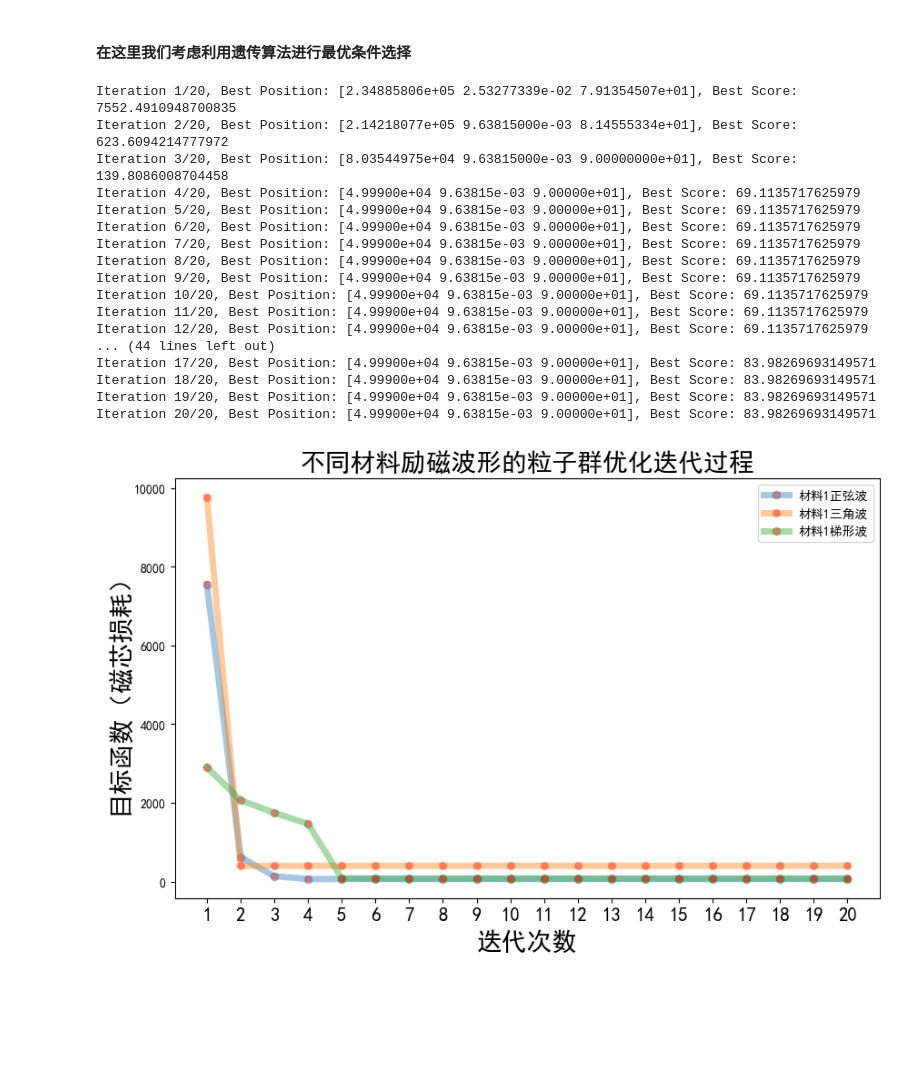
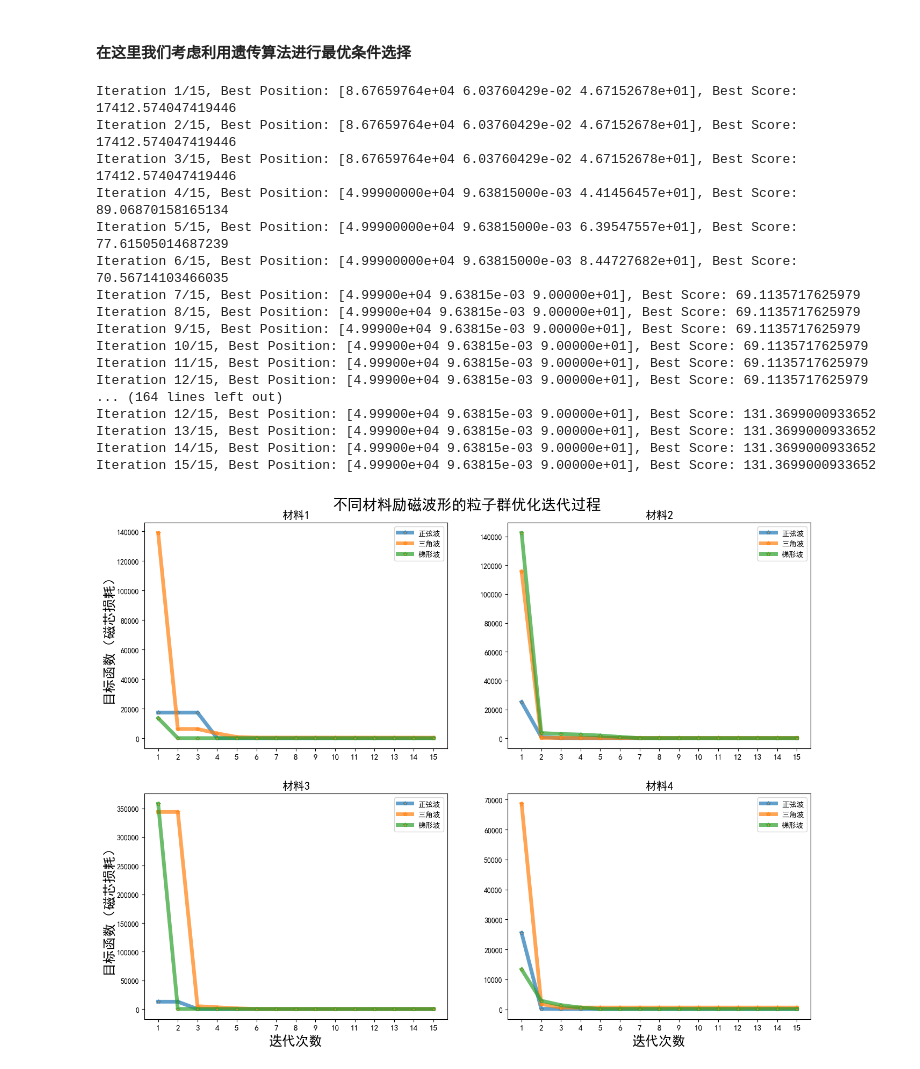
Before and after one commit to Tereaslle/2024-CPGMCM, a Jupyter notebook: C-5/问题5_最终版.ipynb, the cells around one changed output. Cells and saved outputs as stored; diff of their text form; code cells hidden in the pictures; blank space fills up the shorter version.

```diff
--- a/C-5/问题5_最终版.ipynb
+++ b/C-5/问题5_最终版.ipynb
@@ -6,7 +6,7 @@
 #### 我们利用问题4得到的各方程的相应参数进行分析
 # %%
 import pandas as pd
-df = pd.read_excel('问题4\\不同材料不同波形的损耗分离模型和修正方程模型拟合结果.xlsx')
+df = pd.read_excel('../C-4/不同材料不同波形的损耗分离模型和修正方程模型拟合结果.xlsx')
 df
 # %% [output]
 |  | a1 | a2 | a3 | a4 | b1 | b2 | b3 | b4 | 励磁波形 | 材料 | 损耗分离模型 | ... |
@@ -140,61 +140,65 @@ class PSO:
         return self.global_best_position, self.global_best_score,pd.Series(ls)
 
 
 # 定义问题的维度
 dimensions = 3
 # 定义每个维度的搜索空间边界（例如 [-5, 5]）
 bounds = np.array([[49990, 501180], [0.00963815,0.313284469], [25, 90]])
 
 
 ls = []
 score = []
 mat = []
 bo = []
 
-plt.figure(figsize=(10, 6))
+plt.figure(figsize=(16, 12))
 
-for i in df['材料'].unique():
-    for o in df['励磁波形'].unique():
-        a1,a2,a3,a4,b1,b2,b3,b4,a,b = df[(df.材料==i)&(df.励磁波形==o)][['a1', 'a2', 'a3', 'a4', 'b1', 'b2', 'b3', 'b4','a','b']].values[0]
-        pso = PSO(objective_function, dimensions, bounds, n_particles=5, max_iter=20)
+for i,material_type in enumerate(df['材料'].unique()):
+
+    plt.subplot(2,2,i+1)
+    plt.title(f'{material_type}',fontsize=15)
+    if i >= 2:
+        plt.xlabel('迭代次数',fontsize=18)
+    if i % 2 == 0:
+        plt.ylabel('目标函数（磁芯损耗）',fontsize=18)
+    for oi, o in enumerate(df['励磁波形'].unique()):
+        a1,a2,a3,a4,b1,b2,b3,b4,a,b = df[(df.材料==material_type)&(df.励磁波形==o)][['a1', 'a2', 'a3', 'a4', 'b1', 'b2', 'b3', 'b4','a','b']].values[0]
+        pso = PSO(objective_function, dimensions, bounds, n_particles=5, max_iter=15)
         best_position, best_score,values = pso.optimize()
 
-        values.plot(linestyle='-',marker='o',markerfacecolor='r',alpha=0.4,linewidth=5,label=f'{i}{o}')
+        values.plot(linestyle='-',marker='*',markerfacecolor='#FF9933',alpha=0.7,linewidth=5,label=f'{o}')
 
         ls.append(best_position)
         score.append(best_score)
         mat.append(i)
         bo.append(o)
 
-
-    plt.title('不同材料励磁波形的粒子群优化迭代过程',fontsize=20)
-    plt.xlabel('迭代次数',fontsize=20)
-    plt.ylabel('目标函数（磁芯损耗）',fontsize=20)
     plt.legend()
-    plt.xticks(list(range(20)),list(range(1,21)),rotation=0,fontsize=15)
-    plt.savefig(f'问题5\\{i}励磁波形的粒子群优化迭代过程.png',dpi=500)
-    plt.show()
+    plt.xticks(list(range(15)),list(range(1,16)),rotation=0, fontsize=11)
+plt.suptitle('不同材料励磁波形的粒子群优化迭代过程',fontsize=20,y=0.92)
+plt.savefig(f'./不同材料励磁波形的粒子群优化迭代过程.png',dpi=500)
+plt.show()
 result = pd.DataFrame(ls,columns=['f_opt','Bm_opt','temp_opt'])
 result['材料'] = mat
 result['励磁波形'] = bo
 result['最优磁芯损耗'] = score
 result.to_excel('最优磁芯损耗.xlsx',index=False)
 # %% [output]
-Iteration 1/20, Best Position: [2.34885806e+05 2.53277339e-02 7.91354507e+01], Best Score: 7552.4910948700835
-Iteration 2/20, Best Position: [2.14218077e+05 9.63815000e-03 8.14555334e+01], Best Score: 623.6094214777972
-Iteration 3/20, Best Position: [8.03544975e+04 9.63815000e-03 9.00000000e+01], Best Score: 139.8086008704458
-Iteration 4/20, Best Position: [4.99900e+04 9.63815e-03 9.00000e+01], Best Score: 69.1135717625979
-Iteration 5/20, Best Position: [4.99900e+04 9.63815e-03 9.00000e+01], Best Score: 69.1135717625979
-Iteration 6/20, Best Position: [4.99900e+04 9.63815e-03 9.00000e+01], Best Score: 69.1135717625979
-Iteration 7/20, Best Position: [4.99900e+04 9.63815e-03 9.00000e+01], Best Score: 69.1135717625979
-Iteration 8/20, Best Position: [4.99900e+04 9.63815e-03 9.00000e+01], Best Score: 69.1135717625979
-Iteration 9/20, Best Position: [4.99900e+04 9.63815e-03 9.00000e+01], Best Score: 69.1135717625979
-Iteration 10/20, Best Position: [4.99900e+04 9.63815e-03 9.00000e+01], Best Score: 69.1135717625979
-Iteration 11/20, Best Position: [4.99900e+04 9.63815e-03 9.00000e+01], Best Score: 69.1135717625979
-Iteration 12/20, Best Position: [4.99900e+04 9.63815e-03 9.00000e+01], Best Score: 69.1135717625979
-... (44 lines left out)
-Iteration 17/20, Best Position: [4.99900e+04 9.63815e-03 9.00000e+01], Best Score: 83.98269693149571
-Iteration 18/20, Best Position: [4.99900e+04 9.63815e-03 9.00000e+01], Best Score: 83.98269693149571
-Iteration 19/20, Best Position: [4.99900e+04 9.63815e-03 9.00000e+01], Best Score: 83.98269693149571
-Iteration 20/20, Best Position: [4.99900e+04 9.63815e-03 9.00000e+01], Best Score: 83.98269693149571
+Iteration 1/15, Best Position: [8.67659764e+04 6.03760429e-02 4.67152678e+01], Best Score: 17412.574047419446
+Iteration 2/15, Best Position: [8.67659764e+04 6.03760429e-02 4.67152678e+01], Best Score: 17412.574047419446
+Iteration 3/15, Best Position: [8.67659764e+04 6.03760429e-02 4.67152678e+01], Best Score: 17412.574047419446
+Iteration 4/15, Best Position: [4.99900000e+04 9.63815000e-03 4.41456457e+01], Best Score: 89.06870158165134
+Iteration 5/15, Best Position: [4.99900000e+04 9.63815000e-03 6.39547557e+01], Best Score: 77.61505014687239
+Iteration 6/15, Best Position: [4.99900000e+04 9.63815000e-03 8.44727682e+01], Best Score: 70.56714103466035
+Iteration 7/15, Best Position: [4.99900e+04 9.63815e-03 9.00000e+01], Best Score: 69.1135717625979
+Iteration 8/15, Best Position: [4.99900e+04 9.63815e-03 9.00000e+01], Best Score: 69.1135717625979
+Iteration 9/15, Best Position: [4.99900e+04 9.63815e-03 9.00000e+01], Best Score: 69.1135717625979
+Iteration 10/15, Best Position: [4.99900e+04 9.63815e-03 9.00000e+01], Best Score: 69.1135717625979
+Iteration 11/15, Best Position: [4.99900e+04 9.63815e-03 9.00000e+01], Best Score: 69.1135717625979
+Iteration 12/15, Best Position: [4.99900e+04 9.63815e-03 9.00000e+01], Best Score: 69.1135717625979
+... (164 lines left out)
+Iteration 12/15, Best Position: [4.99900e+04 9.63815e-03 9.00000e+01], Best Score: 131.3699000933652
+Iteration 13/15, Best Position: [4.99900e+04 9.63815e-03 9.00000e+01], Best Score: 131.3699000933652
+Iteration 14/15, Best Position: [4.99900e+04 9.63815e-03 9.00000e+01], Best Score: 131.3699000933652
+Iteration 15/15, Best Position: [4.99900e+04 9.63815e-03 9.00000e+01], Best Score: 131.3699000933652
-[figure, old version]
+[figure, new version]
```
Also changed, not shown: parts of 2 cells of this notebook, 6 other files.
